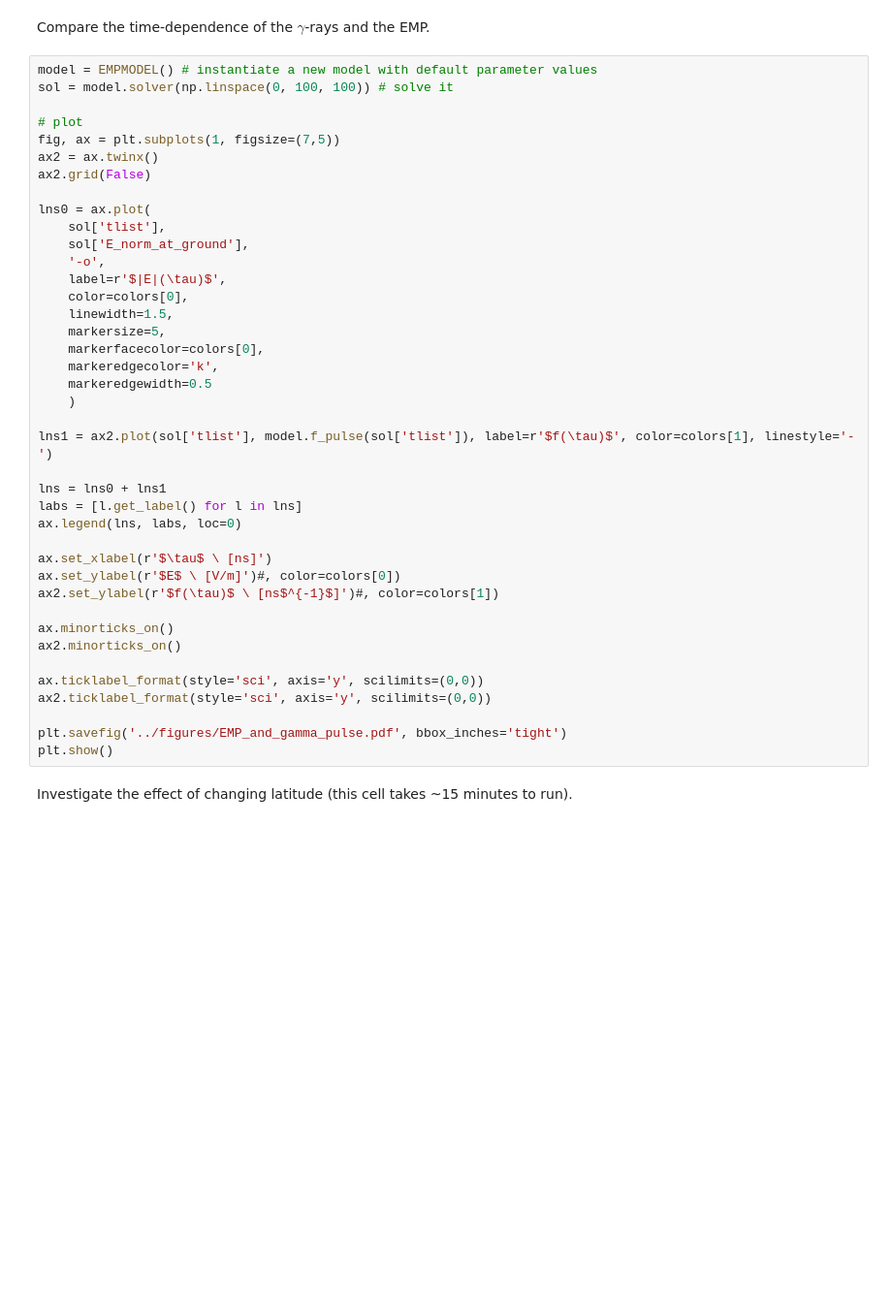
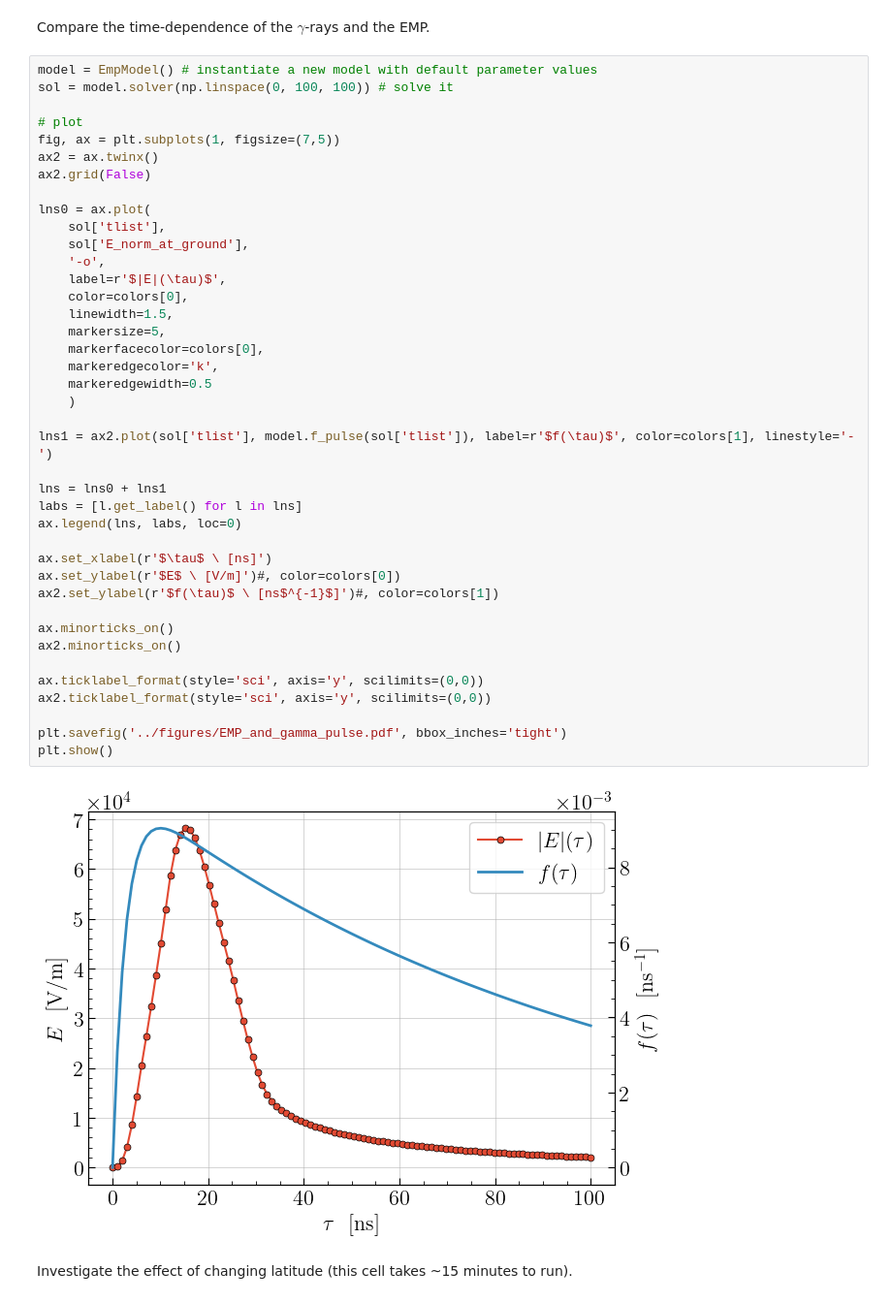
Before and after one commit to gshartnett/karzas-latter-seiler, a Jupyter notebook: notebooks/EMP Notebook.ipynb, the cells around one changed output. Shown at 97% size. Drawn from its saved outputs; the diff is of its cells as text; blank space fills up the shorter version.

```diff
--- a/notebooks/EMP Notebook.ipynb
+++ b/notebooks/EMP Notebook.ipynb
@@ -148,7 +153,7 @@ plt.show()
 # %% [markdown]
 Compare the time-dependence of the $\gamma$-rays and the EMP.
 # %%
-model = EMPMODEL() # instantiate a new model with default parameter values
+model = EmpModel() # instantiate a new model with default parameter values
 sol = model.solver(np.linspace(0, 100, 100)) # solve it
 
 # plot
@@ -160,33 +165,35 @@ lns0 = ax.plot(
     sol['tlist'],
     sol['E_norm_at_ground'],
     '-o',
     label=r'$|E|(\tau)$',
     color=colors[0],
     linewidth=1.5,
     markersize=5,
     markerfacecolor=colors[0],
     markeredgecolor='k',
     markeredgewidth=0.5
     )
 
 lns1 = ax2.plot(sol['tlist'], model.f_pulse(sol['tlist']), label=r'$f(\tau)$', color=colors[1], linestyle='-')
 
 lns = lns0 + lns1
 labs = [l.get_label() for l in lns]
 ax.legend(lns, labs, loc=0)
 
 ax.set_xlabel(r'$\tau$ \ [ns]')
 ax.set_ylabel(r'$E$ \ [V/m]')#, color=colors[0])
 ax2.set_ylabel(r'$f(\tau)$ \ [ns$^{-1}$]')#, color=colors[1])
 
 ax.minorticks_on()
 ax2.minorticks_on()
 
 ax.ticklabel_format(style='sci', axis='y', scilimits=(0,0))
 ax2.ticklabel_format(style='sci', axis='y', scilimits=(0,0))
 
 plt.savefig('../figures/EMP_and_gamma_pulse.pdf', bbox_inches='tight')
 plt.show()
+# %% [output]
+[figure, added]
 # %% [markdown]
 Investigate the effect of changing latitude (this cell takes ~15 minutes to run).
 # %%
```
Also changed, not shown: parts of 14 cells of this notebook.
